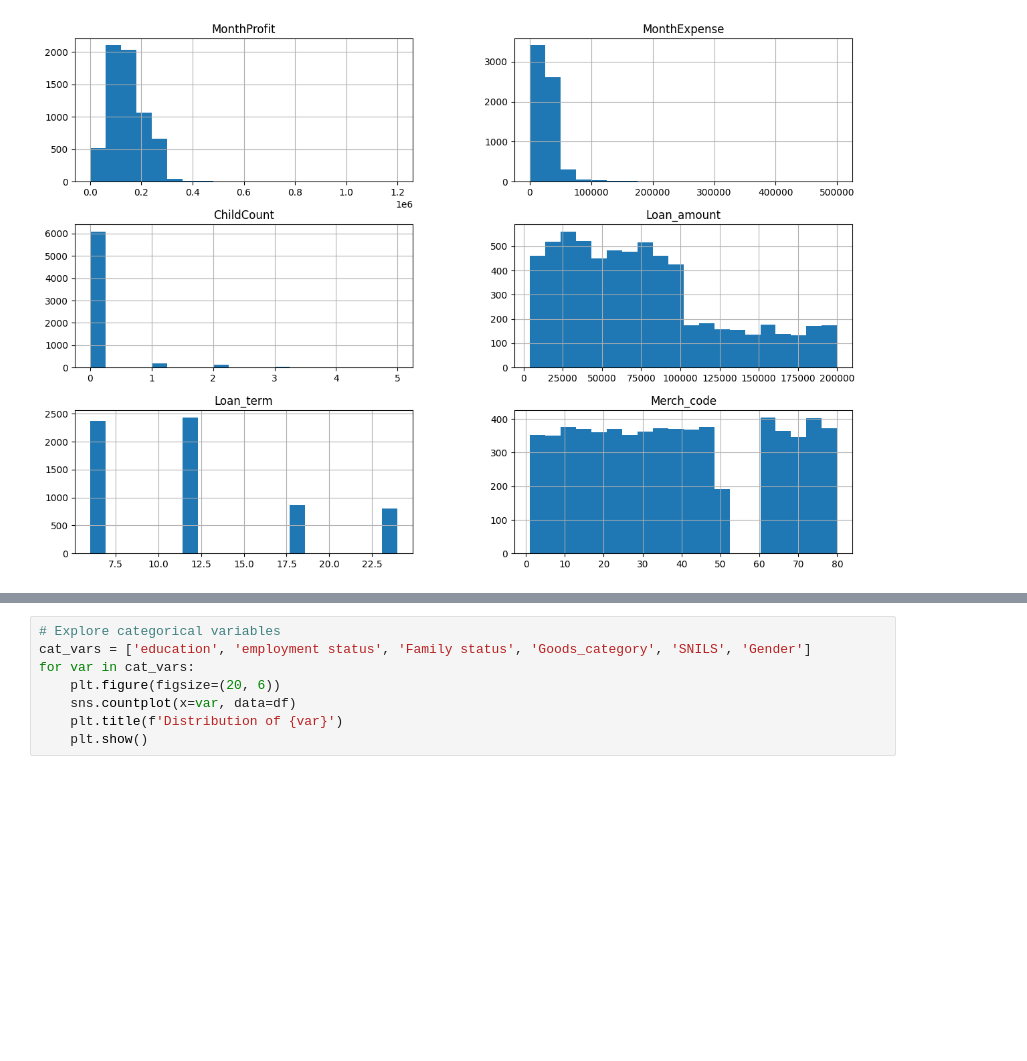
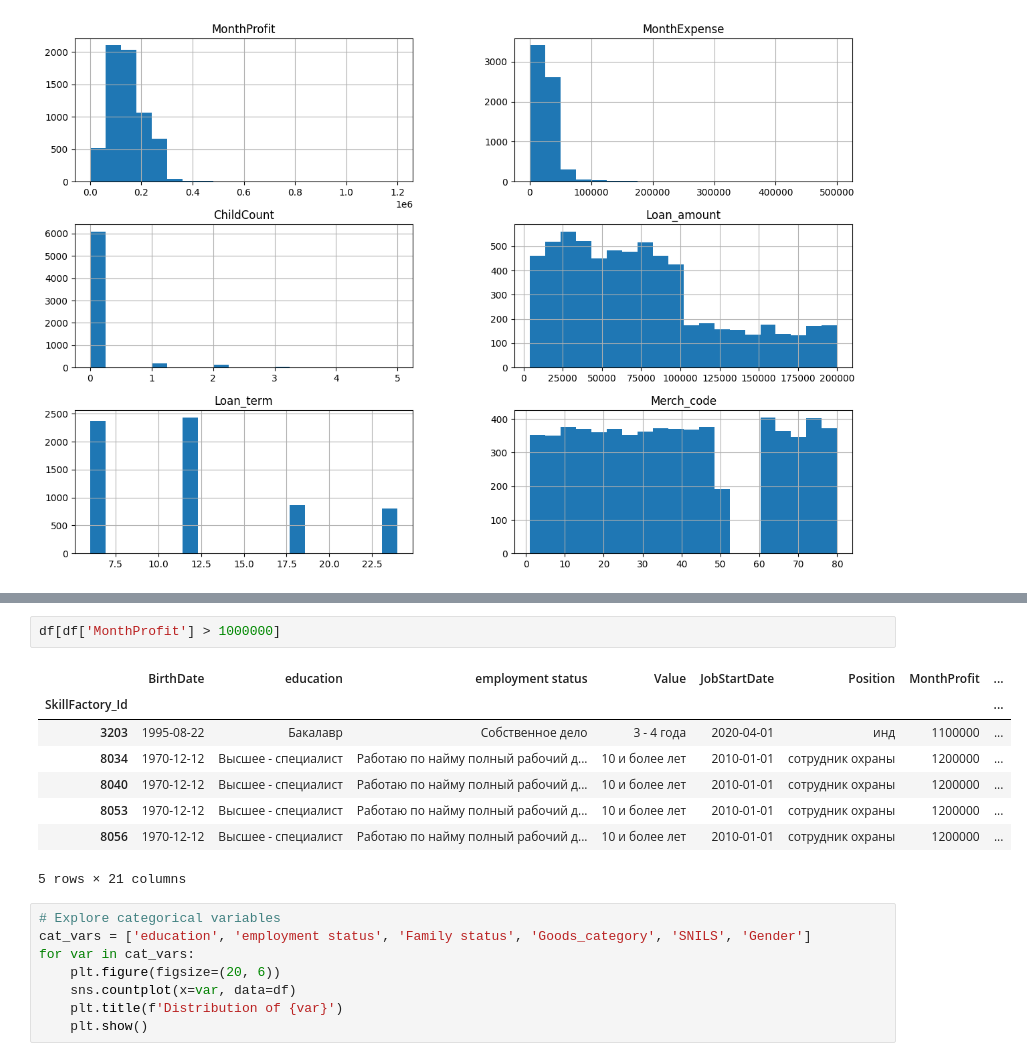
Before and after one commit to dzailz/hakaton_mandarin, a Jupyter notebook: mandarin_data_analisys.ipynb, the cells around one changed output, grey strips where cells are left out. Cells and saved outputs as stored; diff of their text form; blank space fills up the shorter version.

```diff
--- a/mandarin_data_analisys.ipynb
+++ b/mandarin_data_analisys.ipynb
@@ -215,3 +222,14 @@ plt.show()
+# %%
+df[df['MonthProfit'] > 1000000]
+# %% [output]
+|  | BirthDate | education | employment status | Value | JobStartDate | Position | MonthProfit | ... |
+| SkillFactory_Id |  |  |  |  |  |  |  | ... |
+| 3203 | 1995-08-22 | Бакалавр | Собственное дело | 3 - 4 года | 2020-04-01 | инд | 1100000 | ... |
+| 8034 | 1970-12-12 | Высшее - специалист | Работаю по найму полный рабочий д... | 10 и более лет | 2010-01-01 | сотрудник охраны | 1200000 | ... |
+| 8040 | 1970-12-12 | Высшее - специалист | Работаю по найму полный рабочий д... | 10 и более лет | 2010-01-01 | сотрудник охраны | 1200000 | ... |
+| 8053 | 1970-12-12 | Высшее - специалист | Работаю по найму полный рабочий д... | 10 и более лет | 2010-01-01 | сотрудник охраны | 1200000 | ... |
+| 8056 | 1970-12-12 | Высшее - специалист | Работаю по найму полный рабочий д... | 10 и более лет | 2010-01-01 | сотрудник охраны | 1200000 | ... |
+5 rows × 21 columns
 # %%
 # Explore categorical variables
 cat_vars = ['education', 'employment status', 'Family status', 'Goods_category', 'SNILS', 'Gender']
```
Also changed, not shown: parts of 7 cells of this notebook, 2 other files.
